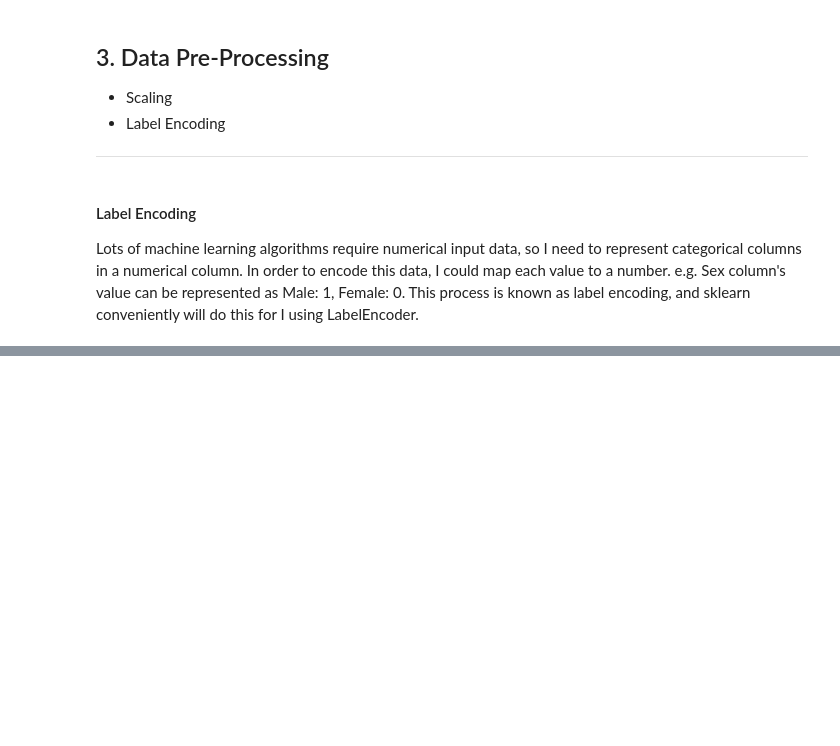
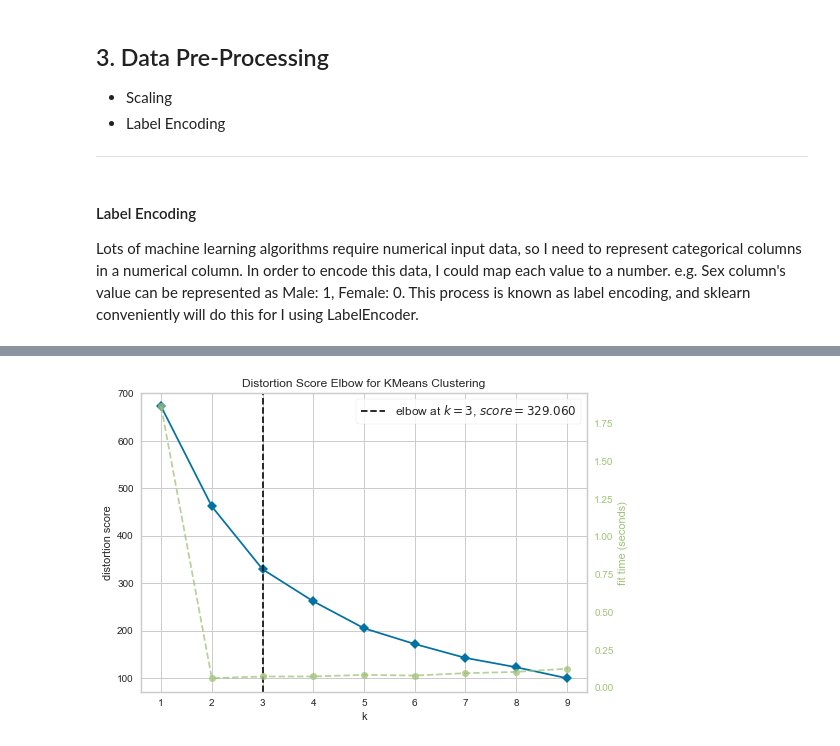
Before and after one commit to MEnesAkpinar/Titanic_Project_Prediction_with_ML, a Jupyter notebook: Titanic_Prediction_with_ML.ipynb, the cells around one changed output, grey strips where cells are left out. Drawn from its saved outputs; the diff is of its cells as text; code cells hidden in the pictures; blank space fills up the shorter version.

```diff
--- a/Titanic_Prediction_with_ML.ipynb
+++ b/Titanic_Prediction_with_ML.ipynb
@@ -896,0 +1028,9 @@ Lots of machine learning algorithms require numerical input data, so I need to r
+# %%
+from yellowbrick.cluster import KElbowVisualizer
+
+kmeans = KMeans()
+visu = KElbowVisualizer(kmeans, k = (1,10))
+visu.fit(train1_scaled)
+visu.show();
+# %% [output]
+[figure, added]
```
Also changed, not shown: parts of 21 cells of this notebook.
